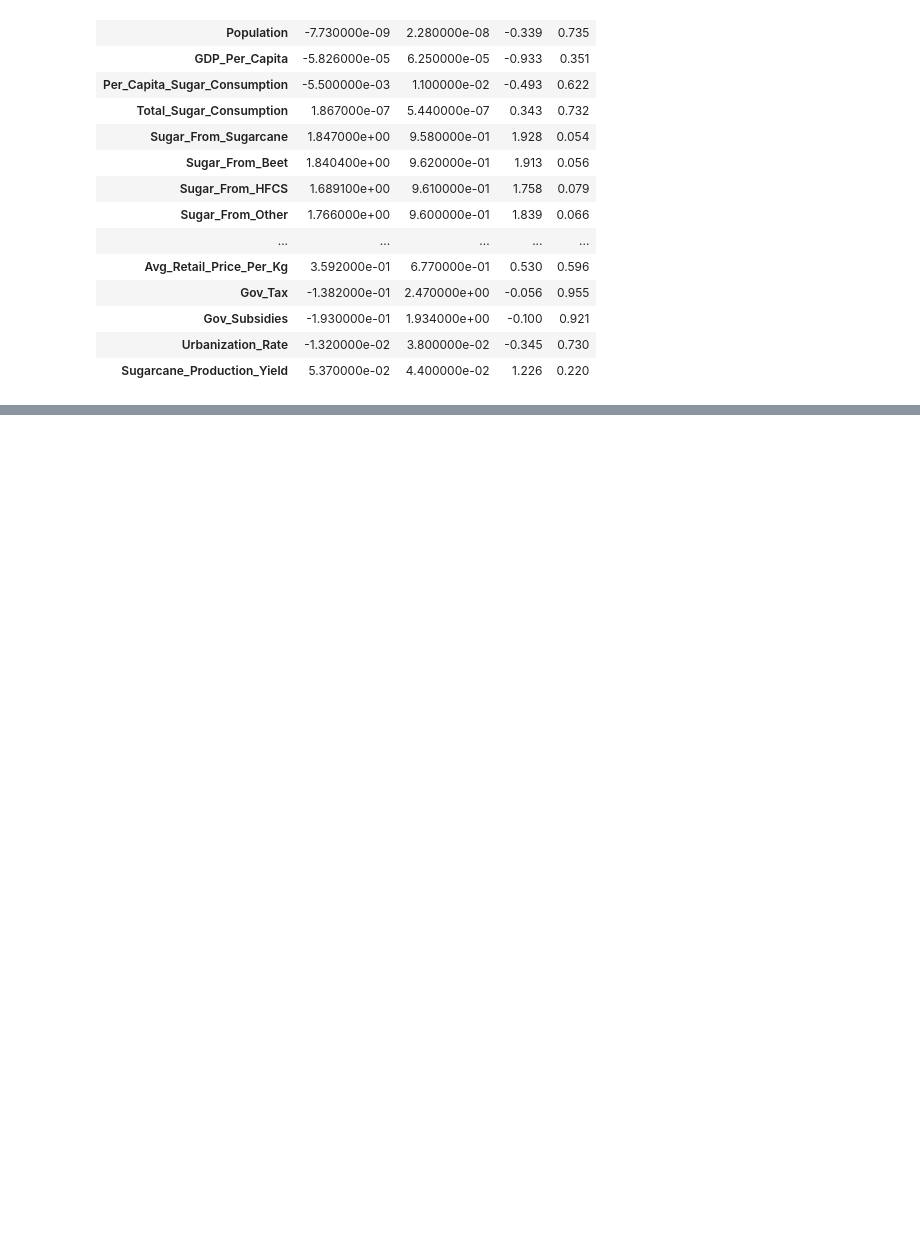
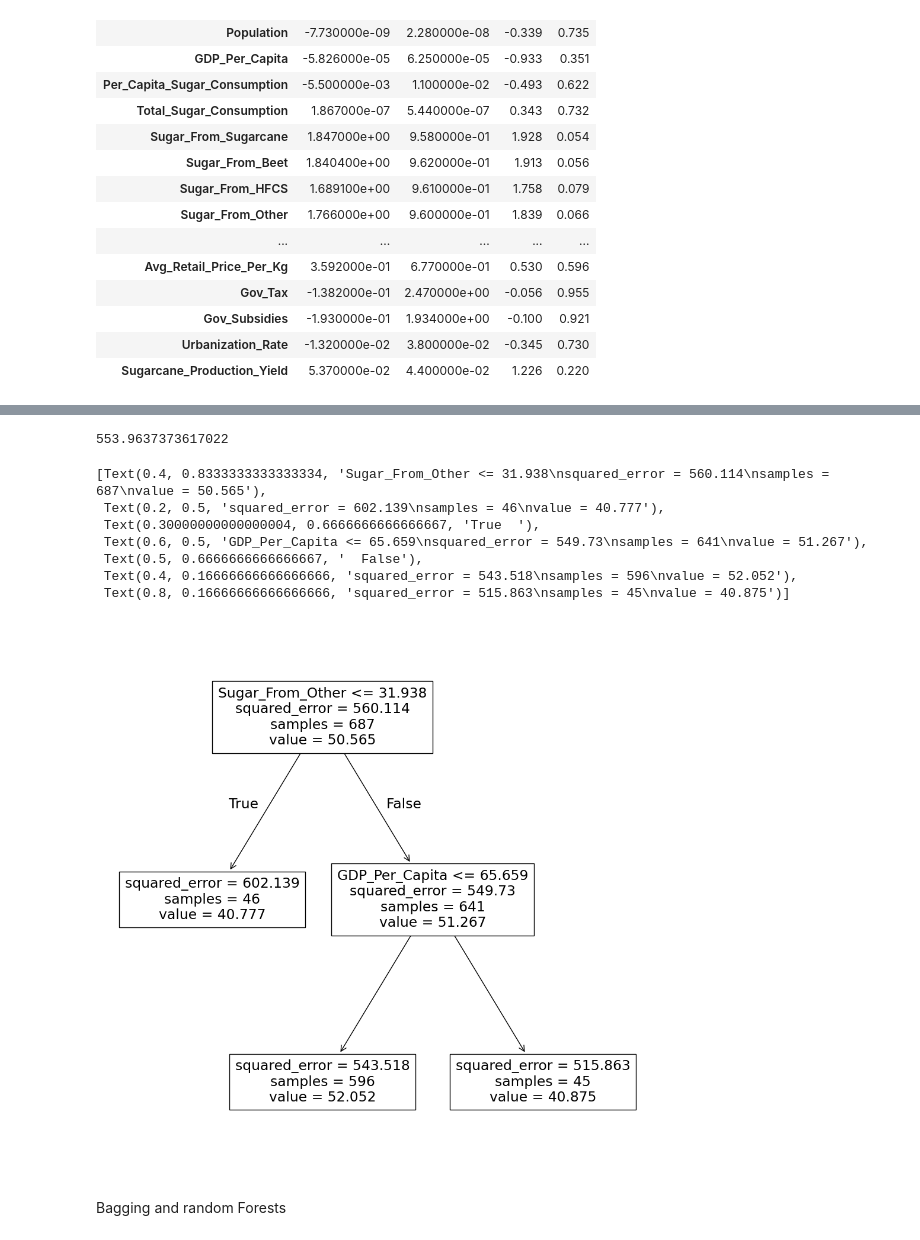
Before and after one commit to TanyaCST/CSC293_Final_project, a Jupyter notebook: sugar1.ipynb, the cells around one changed output, grey strips where cells are left out. Cells and saved outputs as stored; diff of their text form; code cells hidden in the pictures; blank space fills up the shorter version.

```diff
--- a/sugar1.ipynb
+++ b/sugar1.ipynb
@@ -257,0 +296,27 @@ summarize(results_p)
+# %%
+ccp_path = reg.cost_complexity_pruning_path(x_train, y_train)
+kfold = skm.KFold(5,shuffle=True,random_state=10)
+grid = skm.GridSearchCV(reg,
+        {'ccp_alpha': ccp_path.ccp_alphas},
+        refit=True, cv=kfold,
+        scoring='neg_mean_squared_error')
+G = grid.fit(x_train, y_train)
+# %%
+best_ = grid.best_estimator_
+np.mean((y_test - best_.predict(x_test))**2)
+# %% [output]
+553.9637373617022
+# %%
+ax = subplots(figsize=(12,12))[1]
+plot_tree(G.best_estimator_ , feature_names=feature_names, ax=ax)
+# %% [output]
+[Text(0.4, 0.8333333333333334, 'Sugar_From_Other <= 31.938\nsquared_error = 560.114\nsamples = 687\nvalue = 50.565'),
+ Text(0.2, 0.5, 'squared_error = 602.139\nsamples = 46\nvalue = 40.777'),
+ Text(0.30000000000000004, 0.6666666666666667, 'True  '),
+ Text(0.6, 0.5, 'GDP_Per_Capita <= 65.659\nsquared_error = 549.73\nsamples = 641\nvalue = 51.267'),
+ Text(0.5, 0.6666666666666667, '  False'),
+ Text(0.4, 0.16666666666666666, 'squared_error = 543.518\nsamples = 596\nvalue = 52.052'),
+ Text(0.8, 0.16666666666666666, 'squared_error = 515.863\nsamples = 45\nvalue = 40.875')]
+[figure, added]
+# %% [markdown]
+Bagging and random Forests
```
Also changed, not shown: parts of 11 cells of this notebook.
